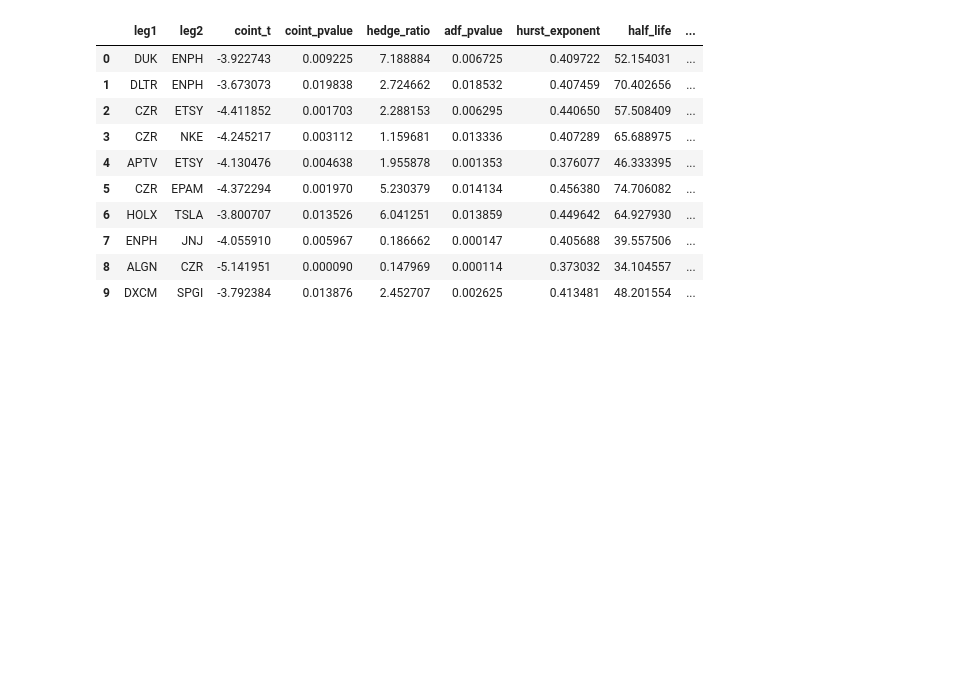
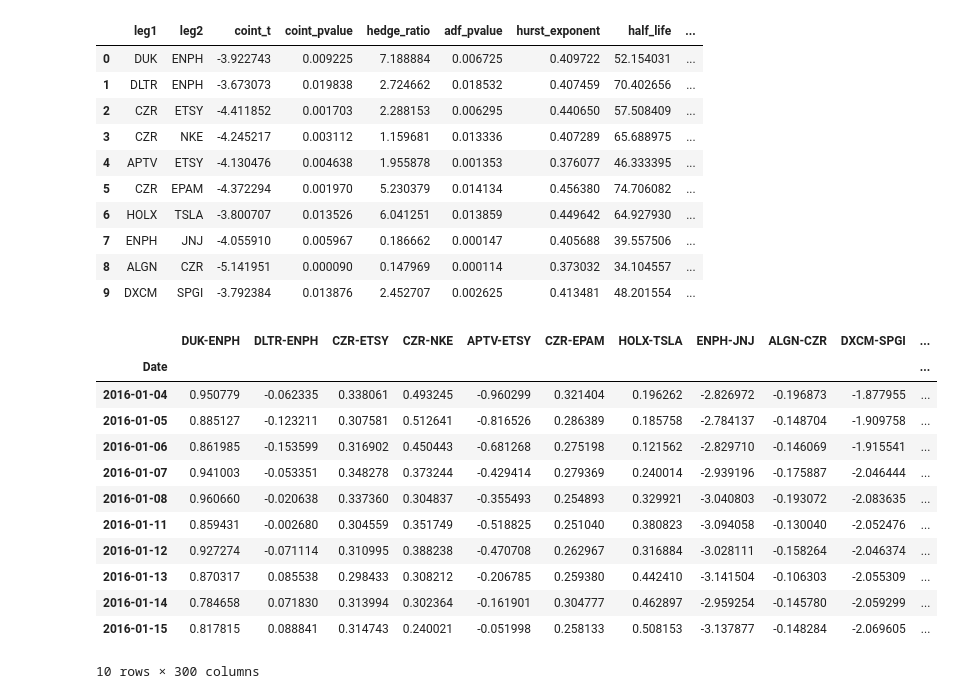
Before and after one commit to CooperLymn/pairs_trading_with_machine_learning, a Jupyter notebook: evaluation/evaluate_pair_potential.ipynb, the cells around one changed output. Cells and saved outputs as stored; diff of their text form; code cells hidden in the pictures; blank space fills up the shorter version.

```diff
--- a/evaluation/evaluate_pair_potential.ipynb
+++ b/evaluation/evaluate_pair_potential.ipynb
@@ -111,3 +111,19 @@ spread_df = pd.concat(spread_list, axis=1)
 spread_df.index = raw_data.index
 spread_df.index = pd.to_datetime(spread_df.index)
 spread_df.to_csv("./spread.csv")
+# %%
+spread_df.head(n=10)
+# %% [output]
+|  | DUK-ENPH | DLTR-ENPH | CZR-ETSY | CZR-NKE | APTV-ETSY | CZR-EPAM | HOLX-TSLA | ENPH-JNJ | ALGN-CZR | DXCM-SPGI | ... |
+| Date |  |  |  |  |  |  |  |  |  |  | ... |
+| 2016-01-04 | 0.950779 | -0.062335 | 0.338061 | 0.493245 | -0.960299 | 0.321404 | 0.196262 | -2.826972 | -0.196873 | -1.877955 | ... |
+| 2016-01-05 | 0.885127 | -0.123211 | 0.307581 | 0.512641 | -0.816526 | 0.286389 | 0.185758 | -2.784137 | -0.148704 | -1.909758 | ... |
+| 2016-01-06 | 0.861985 | -0.153599 | 0.316902 | 0.450443 | -0.681268 | 0.275198 | 0.121562 | -2.829710 | -0.146069 | -1.915541 | ... |
+| 2016-01-07 | 0.941003 | -0.053351 | 0.348278 | 0.373244 | -0.429414 | 0.279369 | 0.240014 | -2.939196 | -0.175887 | -2.046444 | ... |
+| 2016-01-08 | 0.960660 | -0.020638 | 0.337360 | 0.304837 | -0.355493 | 0.254893 | 0.329921 | -3.040803 | -0.193072 | -2.083635 | ... |
+| 2016-01-11 | 0.859431 | -0.002680 | 0.304559 | 0.351749 | -0.518825 | 0.251040 | 0.380823 | -3.094058 | -0.130040 | -2.052476 | ... |
+| 2016-01-12 | 0.927274 | -0.071114 | 0.310995 | 0.388238 | -0.470708 | 0.262967 | 0.316884 | -3.028111 | -0.158264 | -2.046374 | ... |
+| 2016-01-13 | 0.870317 | 0.085538 | 0.298433 | 0.308212 | -0.206785 | 0.259380 | 0.442410 | -3.141504 | -0.106303 | -2.055309 | ... |
+| 2016-01-14 | 0.784658 | 0.071830 | 0.313994 | 0.302364 | -0.161901 | 0.304777 | 0.462897 | -2.959254 | -0.145780 | -2.059299 | ... |
+| 2016-01-15 | 0.817815 | 0.088841 | 0.314743 | 0.240021 | -0.051998 | 0.258133 | 0.508153 | -3.137877 | -0.148284 | -2.069605 | ... |
+10 rows × 300 columns
```
Also changed, not shown: 1 other file.
